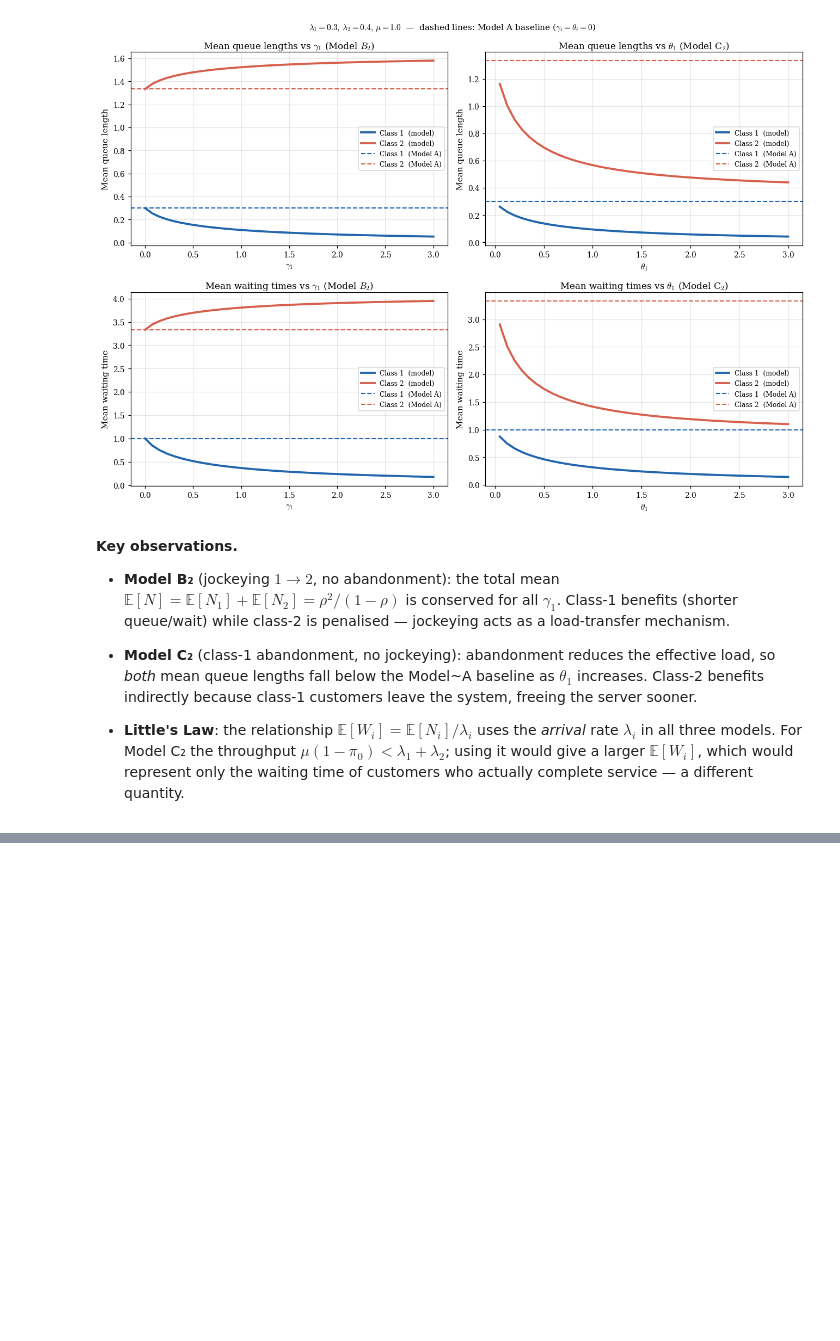
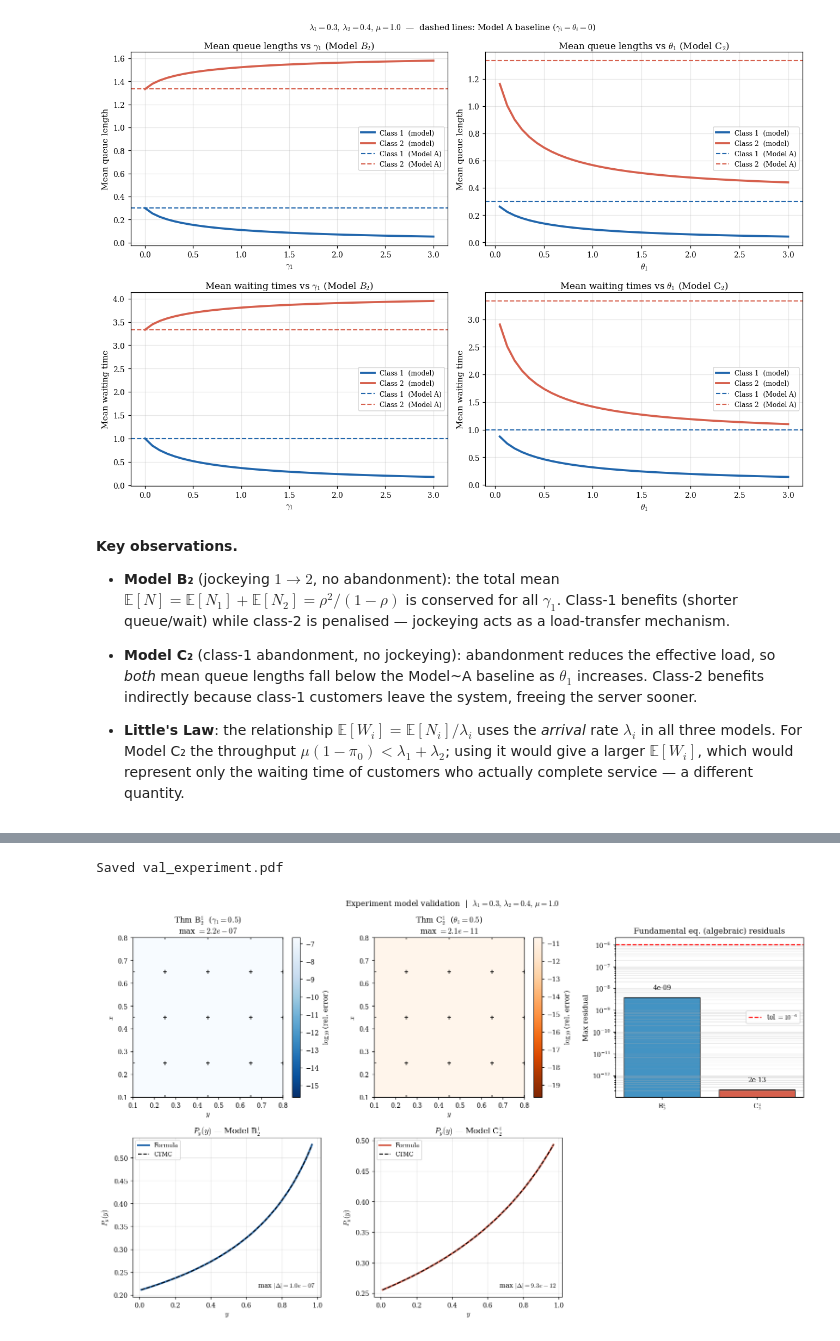
Before and after one commit to M-M-Vic/M-Thesis---Notes, a Jupyter notebook: Code/nb_validation.ipynb, the cells around one changed output, grey strips where cells are left out. Cells and saved outputs as stored; diff of their text form; code cells hidden in the pictures; blank space fills up the shorter version.

Commit message:
Added experiment to results and validation

```diff
--- a/Code/nb_validation.ipynb
+++ b/Code/nb_validation.ipynb
@@ -1568,0 +1747,67 @@ Saved val_meanq_all.pdf
+# %%
+# ── Combined figure: heatmaps + Py(y) + lemma bar chart ───────────────────────
+
+y_plot = np.linspace(0.01, 0.97, 120)
+xs_B21, xp_B21 = roots_B21(y_plot, lam1_e, lam2_e, mu_e, gamma1_e)
+xs_C21, _      = roots_C21(y_plot, lam1_e, lam2_e, mu_e, theta1_e)
+
+Py_B21_th = mu_e*rho_e*(1-rho_e)*(1-y_plot) / (lam1_e*(xs_B21-y_plot)*xp_B21)
+D1_y      = (mu_e+theta1_e*y_plot)*xs_C21 - y_plot*(mu_e+theta1_e)
+Py_C21_th = mu_e*xs_C21*(1-y_plot)*pi00_C21(lam1_e,lam2_e,mu_e,theta1_e) / D1_y
+Py_B21_ct = pgf_series(r_B21["pi_joint"], np.zeros_like(y_plot), y_plot).real
+Py_C21_ct = pgf_series(r_C21["pi_joint"], np.zeros_like(y_plot), y_plot).real
+
+fig, axes = plt.subplots(2, 3, figsize=(14, 8.5))
+
+for col, err, title, cmap in zip(
+        [0,1], [err_B21, err_C21],
+        [r"Thm B$_2^1$  ($\gamma_1=0.5$)", r"Thm C$_2^1$  ($\theta_1=0.5$)"],
+        ["Blues_r", "Oranges_r"]):
+    ax = axes[0, col]
+    le = np.log10(err+1e-17); vmax=np.nanmax(le); vmin=vmax-9
+    im = ax.imshow(le, origin="lower",
+                   extent=[y_uni[0],y_uni[-1],x_uni[0],x_uni[-1]],
+                   aspect="auto", cmap=cmap, vmin=vmin, vmax=vmax)
+    plt.colorbar(im, ax=ax, label=r"$\log_{10}$(rel. error)")
+    ax.set_xlabel(r"$y$"); ax.set_ylabel(r"$x$")
+    ax.set_title(f"{title}\nmax $={np.nanmax(err):.1e}$")
+    for i,xv in enumerate(x_uni):
+        for j,yv in enumerate(y_uni):
+            if not np.isnan(err[i,j]): ax.plot(yv,xv,"k+",ms=5,mew=1)
+
+# Lemma residuals
+ax = axes[0,2]
+bars = ax.bar(["B$_2^1$","C$_2^1$"], [res_B21.max(),res_C21.max()],
+              color=["#4393c3","#d6604d"], edgecolor="k", linewidth=0.8)
+ax.set_yscale("log")
+ax.axhline(1e-6, color="red", ls="--", lw=1.5, label="tol $=10^{-6}$")
+ax.set_ylabel("Max residual"); ax.set_title("Fundamental eq. (algebraic) residuals")
+ax.legend(fontsize=9); ax.grid(axis="y", alpha=0.3, which="both")
+for bar,val in zip(bars,[res_B21.max(),res_C21.max()]):
+    ax.text(bar.get_x()+bar.get_width()/2, val*2, f"{val:.0e}",
+            ha="center", va="bottom", fontsize=9)
+
+# P_y(y) comparisons
+for col, Py_th, Py_ct, title, col_ in zip(
+        [0,1,2], [Py_B21_th, Py_C21_th, None],
+        [Py_B21_ct, Py_C21_ct, None],
+        [r"$P_y(y)$ — Model B$_2^1$", r"$P_y(y)$ — Model C$_2^1$", ""],
+        ["#2166ac","#d6604d",""]):
+    ax = axes[1, col]
+    if Py_th is None: ax.axis("off"); continue
+    ax.plot(y_plot, Py_th, "-",  color=col_, lw=2.5, label="Formula")
+    ax.plot(y_plot, Py_ct, "--", color="k",  lw=1.4, label="CTMC")
+    ax.text(0.97, 0.06, rf"max $|\Delta|={np.max(np.abs(Py_th-Py_ct)):.1e}$",
+            transform=ax.transAxes, ha="right", fontsize=9)
+    ax.set_xlabel(r"$y$"); ax.set_ylabel(r"$P_y(y)$"); ax.set_title(title)
+    ax.legend(fontsize=8); ax.grid(alpha=0.3)
+
+fig.suptitle(rf"Experiment model validation  |  "
+             rf"$\lambda_1={lam1_e},\,\lambda_2={lam2_e},\,\mu={mu_e}$", fontsize=11)
+fig.tight_layout()
+plt.savefig("../figures/validation/val_experiment.pdf", bbox_inches="tight")
+plt.savefig("../figures/validation/val_experiment.png", bbox_inches="tight", dpi=150)
+print("Saved val_experiment.pdf")
+# %% [output]
+Saved val_experiment.pdf
+[figure, added]
```
Also changed, not shown: parts of 5 cells of this notebook, 16 other files.
